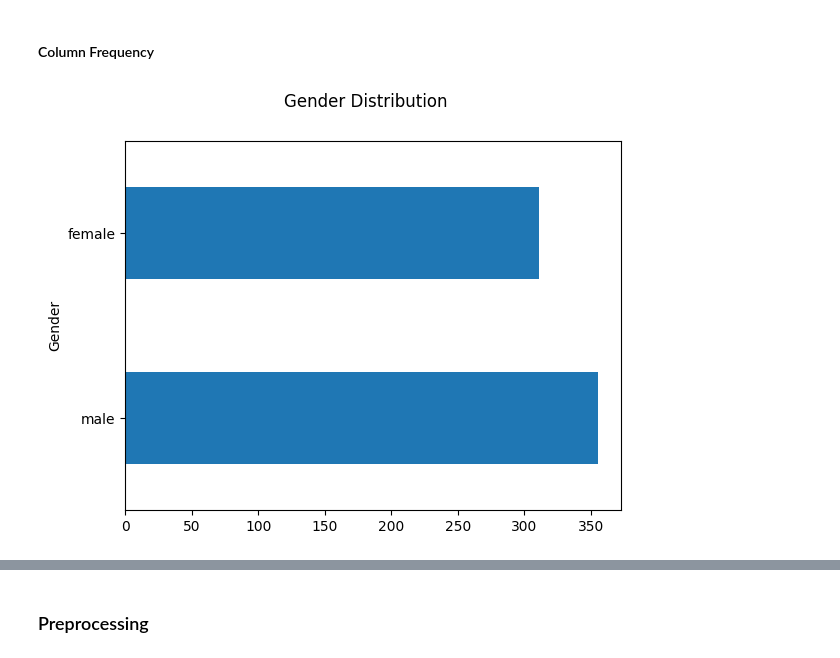
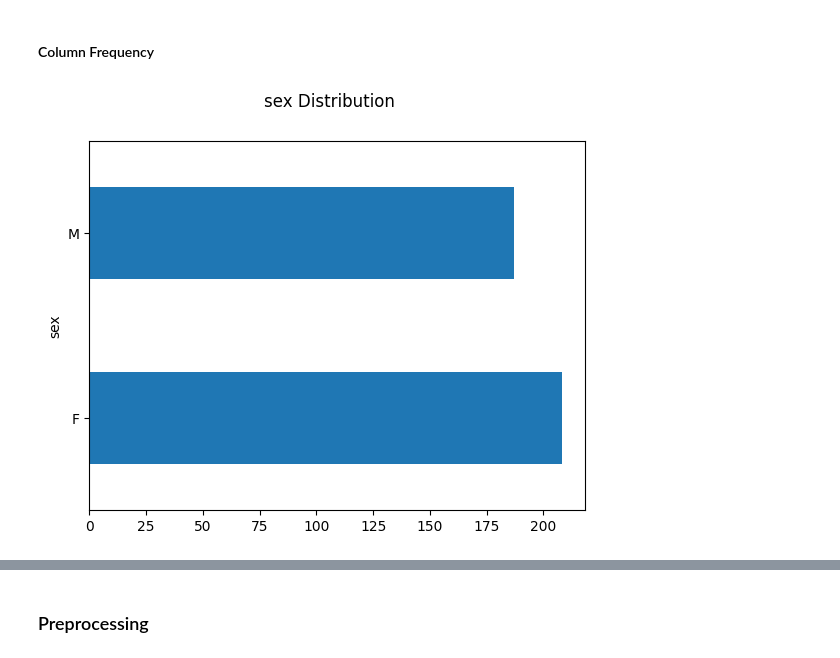
Before and after one commit to Purinat33/Machine-Learning-Project-1, a Jupyter notebook: proj1.ipynb, the cells around one changed output, grey strips where cells are left out. Saved outputs shown, nothing was run; the diff lists cells and outputs as text; code cells hidden in the pictures.

```diff
--- a/proj1.ipynb
+++ b/proj1.ipynb
@@ -39,0 +57,3 @@ df
+# %%
+df = pd.read_csv('data/performance.csv')
+df
@@ -94,13 +107,13 @@ Name: count, dtype: int64
 # %%
 # Plotting the frequency of each value separated by gender
 # https://stackoverflow.com/questions/50158081/how-to-create-overlay-bar-plot-in-pandas
 fig, ax = plt.subplots()
-df["Gender"].value_counts().plot(kind='barh')
-fig.suptitle("Gender Distribution")
+df["sex"].value_counts().plot(kind='barh')
+fig.suptitle("sex Distribution")
 
 plt.show()
 # %% [output]
-[figure, old version]
+[figure, new version]
 # %%
 # Plotting the frequency of each value separated by gender
 # https://stackoverflow.com/questions/50158081/how-to-create-overlay-bar-plot-in-pandas
```
Also changed, not shown: parts of 33 cells of this notebook, 3 other files.
